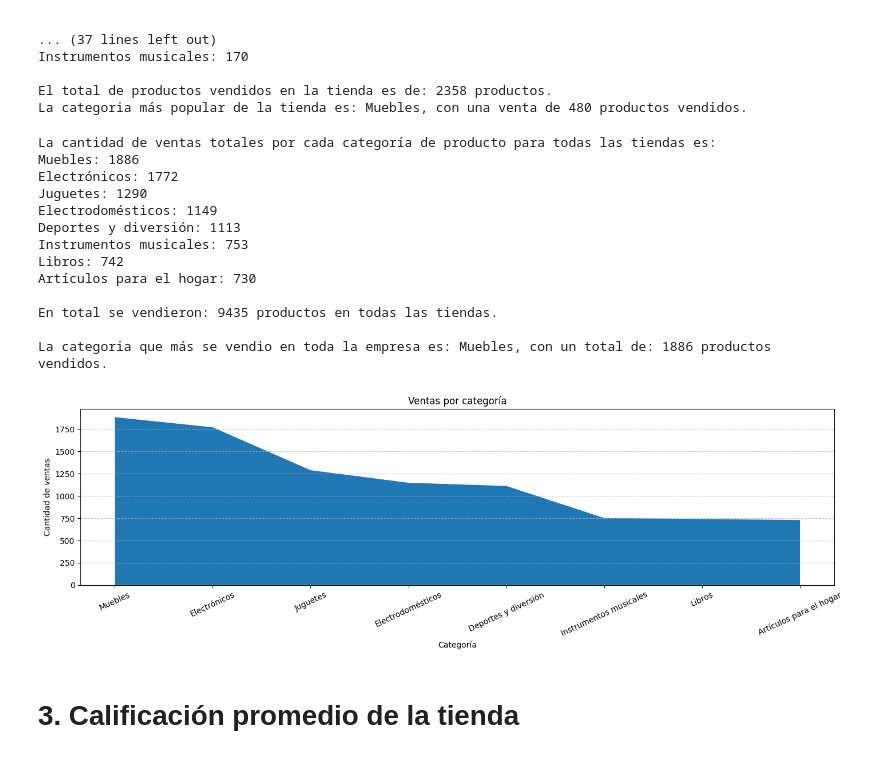
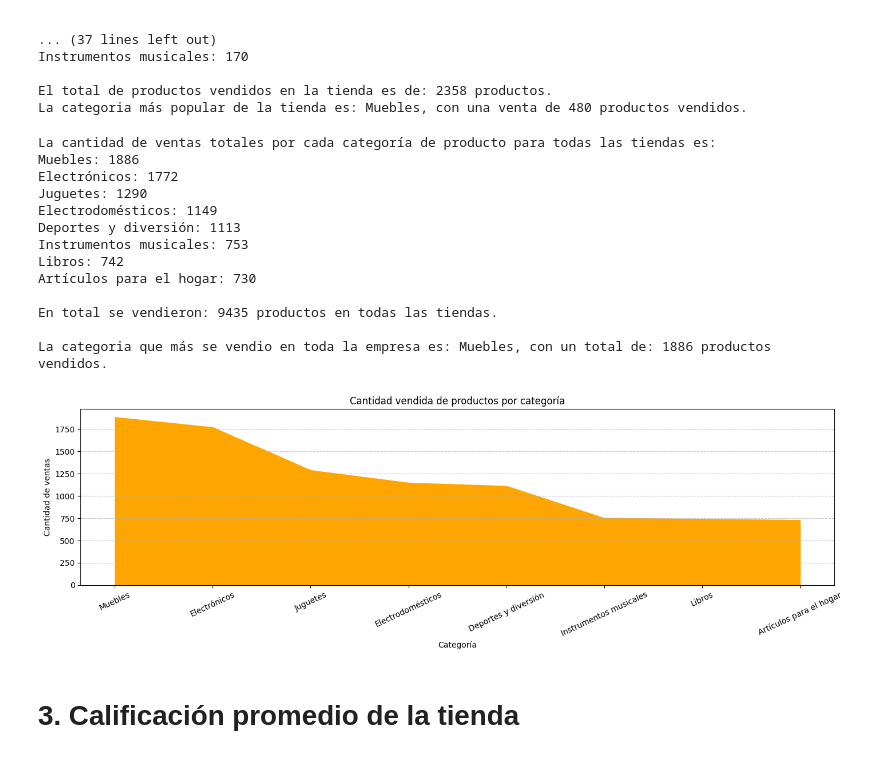
Before and after one commit to Alexsinator/Challenge_Alura_Store_Alex, a Jupyter notebook: AluraStoreLatam.ipynb, the cells around one changed output. Cells and saved outputs as stored; diff of their text form; code cells hidden in the pictures.

Commit message:
Correcciones ortográficas, cambios de color en gráficas

```diff
--- a/AluraStoreLatam.ipynb
+++ b/AluraStoreLatam.ipynb
@@ -165,36 +165,36 @@ for categoria, cantidad in contador_categorias_global.items():
 print(f'\nEn total se vendieron: {sum(contador_categorias_global)} productos en todas las tiendas.')
 
 #Contador de productos mas vendidos de toda la empresa
 if not contador_categorias_global.empty:
   categoria_mas_vendida_global = contador_categorias_global.idxmax()
   cantidad_mas_vendida_global = contador_categorias_global.max()
   print(f'\nLa categoria que más se vendio en toda la empresa es: {categoria_mas_vendida_global}, con un total de: {cantidad_mas_vendida_global} productos vendidos.')
 
 plt.figure(figsize=(17, 4))
-plt.stackplot(contador_categorias_global.index, contador_categorias_global.values)
+plt.stackplot(contador_categorias_global.index, contador_categorias_global.values, color='orange')
 # plt.bar(contador_categorias_global.index, contador_categorias_global.values)  # grafica de barras
-plt.title('Ventas por categoría')
+plt.title('Cantidad vendida de productos por categoría')
 plt.xlabel('Categoría')
 plt.ylabel('Cantidad de ventas')
 plt.grid(axis='y', linestyle= '--', alpha=0.7)
 plt.xticks(rotation=25)
 plt.savefig('ventas_por_categoria.png')
 plt.show()
 # %% [output]
 La cantidad de ventas totales por cada categoría de producto para todas las tiendas es:
 Muebles: 1886
 Electrónicos: 1772
 Juguetes: 1290
 Electrodomésticos: 1149
 Deportes y diversión: 1113
 Instrumentos musicales: 753
 Libros: 742
 Artículos para el hogar: 730
 
 En total se vendieron: 9435 productos en todas las tiendas.
 
 La categoria que más se vendio en toda la empresa es: Muebles, con un total de: 1886 productos vendidos.
-[figure, old version]
+[figure, new version]
 # %% [markdown]
 # 3. Calificación promedio de la tienda
 # %%
```
Also changed, not shown: parts of 3 cells of this notebook.
